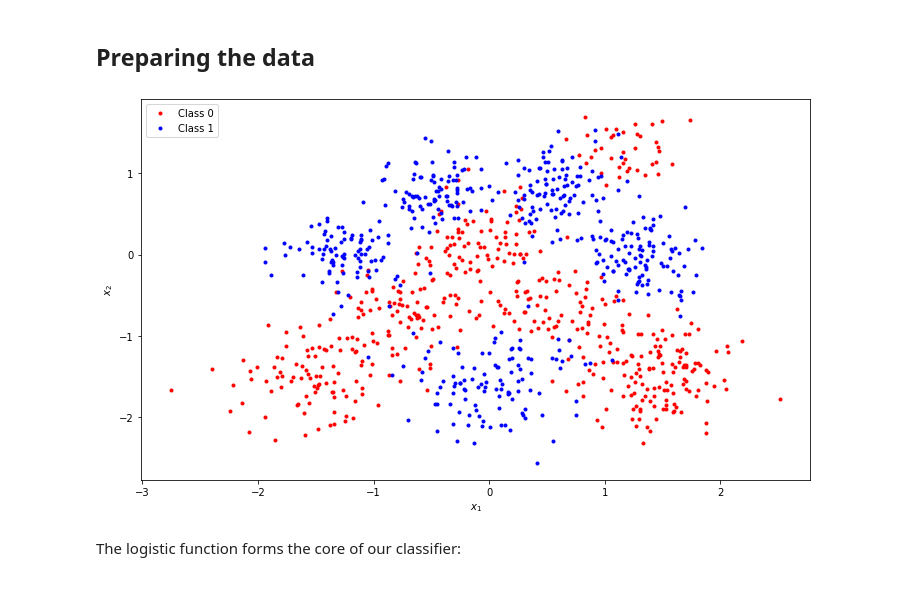
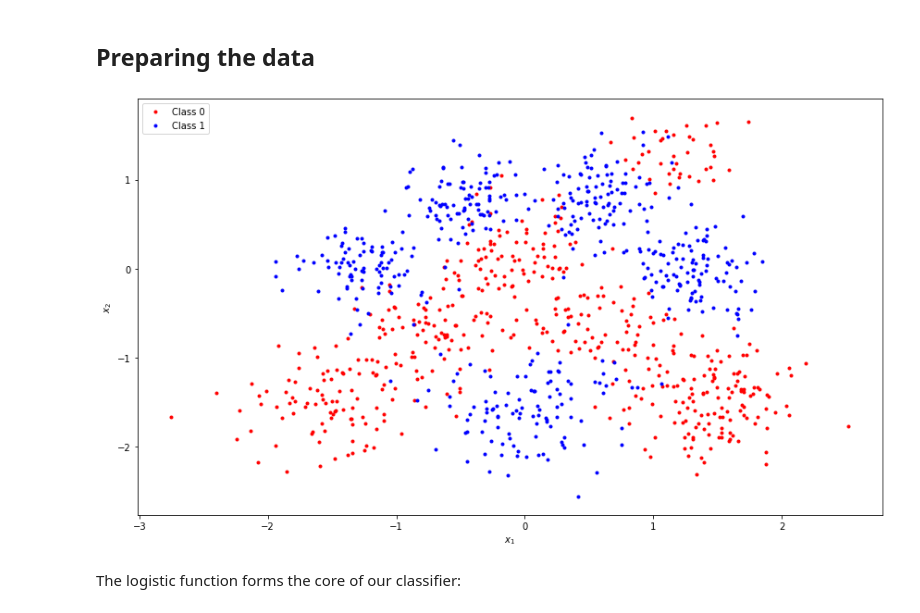
Before and after one commit to theo-brown/bayesian-logistic-classifier, a Jupyter notebook: Bayesian_Logistic_Classification.ipynb, the cells around one changed output. Cells and saved outputs as stored; diff of their text form; code cells hidden in the pictures.

Commit message:
Tighten layout on figures

```diff
--- a/Bayesian_Logistic_Classification.ipynb
+++ b/Bayesian_Logistic_Classification.ipynb
@@ -16,24 +16,25 @@ X_train, X_test, y_train, y_test = train_test_split(X_data, y_data, train_size=8
 # %%
 import matplotlib.pyplot as plt
 plt.rcParams['figure.figsize'] = [12, 7]
 
 def plot_classes(X, y, filename=None):
     figure = plt.figure()
     class0 = y == 0
     class1 = y == 1
     plt.plot(X[class0, 0], X[class0, 1], 'ro', markersize=3, label='Class 0')
     plt.plot(X[class1, 0], X[class1, 1], 'bo', markersize=3, label='Class 1')
     plt.xlabel(r'$x_1$')
     plt.ylabel(r'$x_2$')
     plt.legend(loc='upper left')
-    if filename:
-        plt.savefig(filename)
+    figure.tight_layout()
+    if filename is not None:
+        plt.savefig(filename, bbox_inches='tight', pad_inches=0)
     return figure
 
 plot_classes(X_data, y_data, "plots/data.png")
 plt.show()
 # %% [output]
-[figure, old version]
+[figure, new version]
 # %% [markdown]
 The logistic function forms the core of our classifier:
 # %%
```
Also changed, not shown: parts of 9 cells of this notebook, 1 other file.
